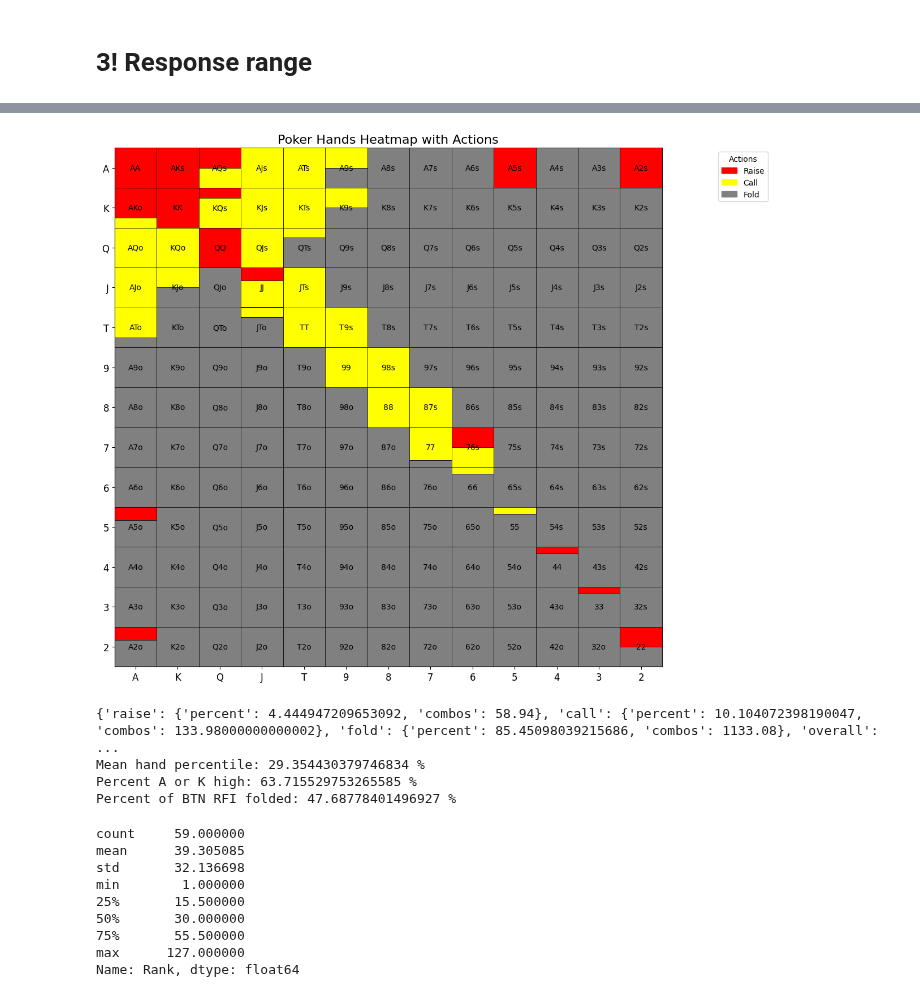
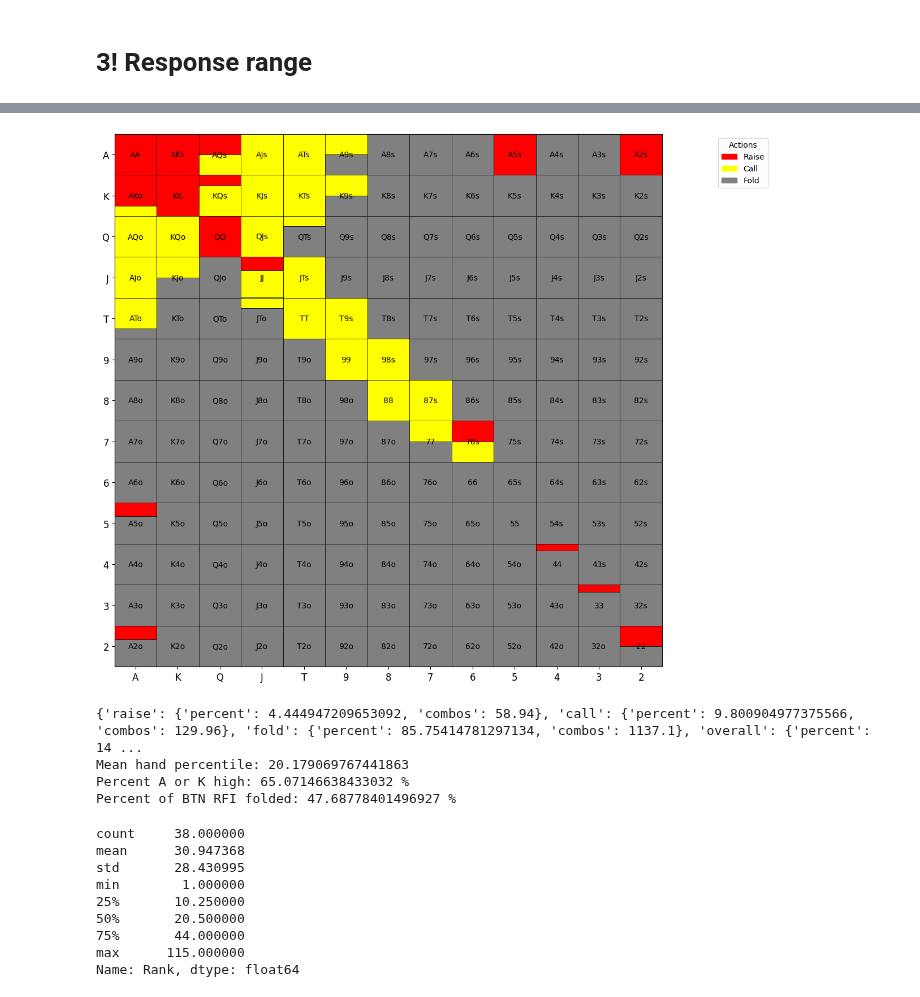
Before and after one commit to KunaalAgarwal/poker_analysis, a Jupyter notebook: src/button_ranges.ipynb, the cells around one changed output, grey strips where cells are left out. Drawn from its saved outputs; the diff is of its cells as text; code cells hidden in the pictures.

```diff
--- a/src/button_ranges.ipynb
+++ b/src/button_ranges.ipynb
@@ -159,9 +158,9 @@ response_3bet_range = {
 
     "99": {"raise": 0.0, "call": 1.0},
     "88": {"raise": 0.0, "call": 1.0},
-    "77": {"raise": 0.0, "call": 0.83},
-    "66": {"raise": 0.0, "call": 0.17},
-    "55": {"raise": 0.0, "call": 0.17},
+    "77": {"raise": 0.0, "call": 0.5},
+    "66": {"raise": 0.0, "call": 0.0},
+    "55": {"raise": 0.0, "call": 0.0},
     # 4bet bluff (unblocks AA, KK, QQ, JJ), can beat AK, AQ, high pressure on middling pairs
     "44": {"raise": 0.17, "call": 0.0},
     "33": {"raise": 0.17, "call": 0.0},
@@ -214,49 +213,46 @@ response_3bet_range = {
     "J9o": {"raise": 0.0, "call": 0.0},
 
     "T9s": {"raise": 0.0, "call": 1.0},
     "T8s": {"raise": 0.0, "call": 0.0},
 
     "98s": {"raise": 0.0, "call": 1.0},
     "97s": {"raise": 0.0, "call": 0.0},
 
     "87s": {"raise": 0.0, "call": 1.0},
     "86s": {"raise": 0.0, "call": 0.0},
 
     "76s": {"raise": 0.5, "call": 0.5},
     "75s": {"raise": 0.0, "call": 0.0},
 
     "65s": {"raise": 0.0, "call": 0.0},
 }
-
-
-
 # Visualize the range
 response_3bet = range_construction.generate_range(response_3bet_range)
 response_3bet_distribution = range_construction.range_hand_distribution(response_3bet_range)
 response_3bet_percent_by_actions = range_construction.range_percent_by_all_actions(response_3bet_range)
-response_3bet_mean_hand_percentile = range_construction.average_range_rank(response_3bet_range)
+response_3bet_mean_hand_rank = range_construction.average_range_rank(response_3bet_range)
 
 folded_rfi = 100*rfi_percent_by_actions['overall']['combos'] / rfi_percent_by_actions['fold']['combos']
 
 print(response_3bet_percent_by_actions)
-print(f'Mean hand percentile: {response_3bet_mean_hand_percentile} %')
+print(f'Mean hand percentile: {response_3bet_mean_hand_rank}')
 print(f'Percent A or K high: {range_construction.percent_range_high_card(response_3bet_range)} %')
 print(f'Percent of BTN RFI folded: {folded_rfi} %')
 
 response_3bet_distribution[1].to_csv('../btn_ranges/btn_3bet_response_distribution.csv')
 response_3bet_distribution[0]
 # %% [output]
-[figure, old version]
+[figure, new version]
-{'raise': {'percent': 4.444947209653092, 'combos': 58.94}, 'call': {'percent': 10.104072398190047, 'combos': 133.98000000000002}, 'fold': {'percent': 85.45098039215686, 'combos': 1133.08}, 'overall':  ...
-Mean hand percentile: 29.354430379746834 %
-Percent A or K high: 63.715529753265585 %
+{'raise': {'percent': 4.444947209653092, 'combos': 58.94}, 'call': {'percent': 9.800904977375566, 'combos': 129.96}, 'fold': {'percent': 85.75414781297134, 'combos': 1137.1}, 'overall': {'percent': 14 ...
+Mean hand percentile: 20.179069767441863
+Percent A or K high: 65.07146638433032 %
 Percent of BTN RFI folded: 47.68778401496927 %
-count     59.000000
-mean      39.305085
-std       32.136698
+count     38.000000
+mean      30.947368
+std       28.430995
 min        1.000000
-25%       15.500000
-50%       30.000000
-75%       55.500000
-max      127.000000
+25%       10.250000
+50%       20.500000
+75%       44.000000
+max      115.000000
 Name: Rank, dtype: float64
```
Also changed, not shown: parts of 7 cells of this notebook, 2 other files.
